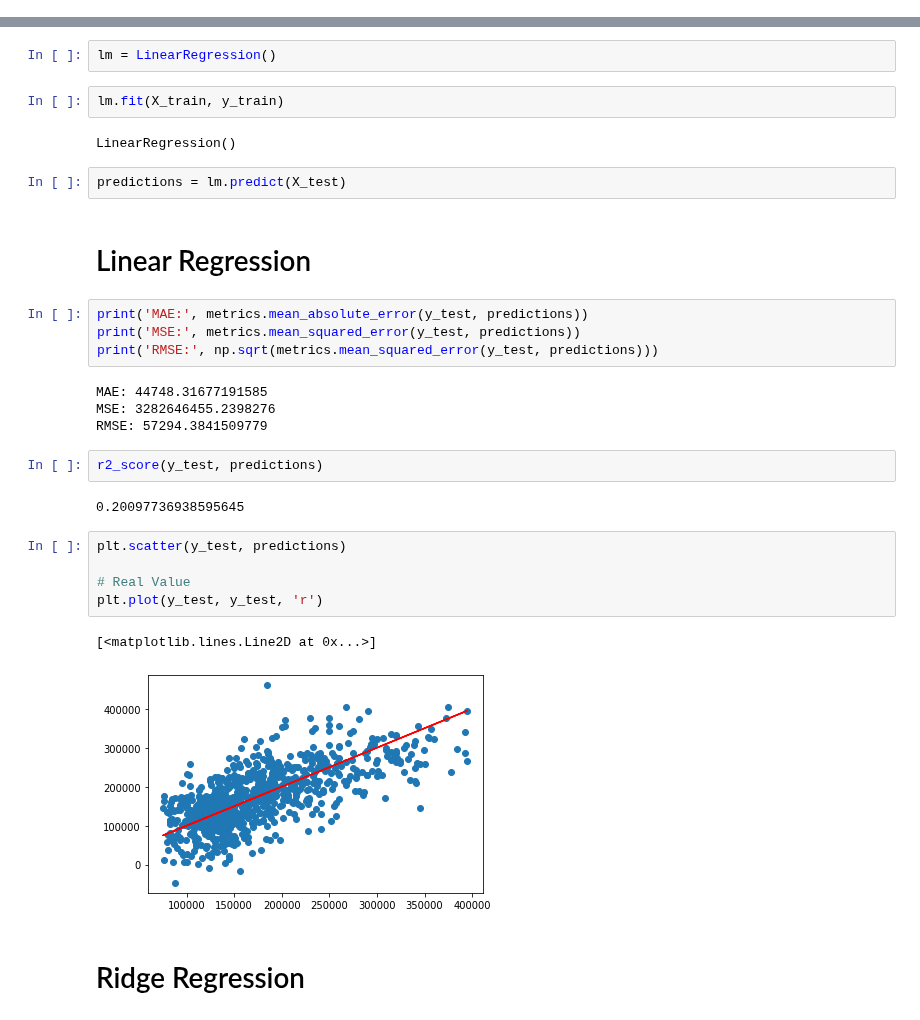
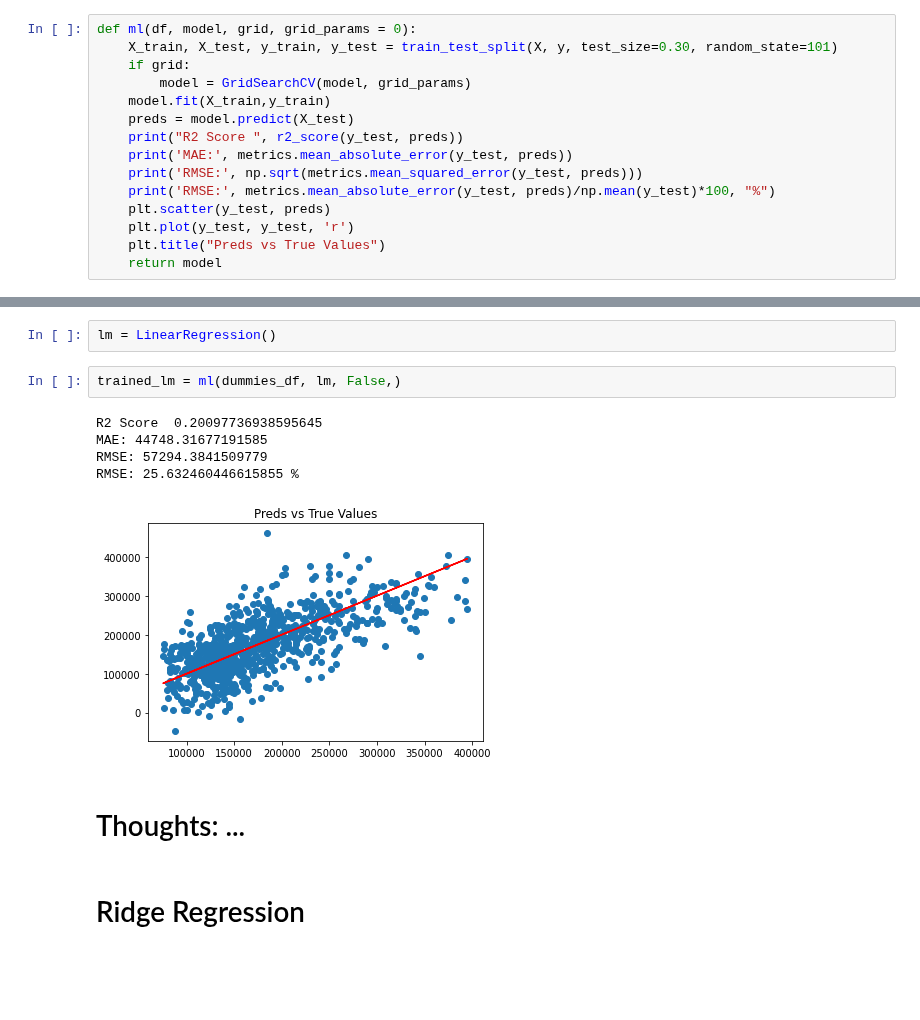
Before and after one commit to KacperChmura1/House-Price, a Jupyter notebook: ML.ipynb, the cells around one changed output, grey strips where cells are left out. Saved outputs shown, nothing was run; the diff lists cells and outputs as text; blank space fills up the shorter version.

Commit message:
Model testing function and read the data with seperation by years

```diff
--- a/ML.ipynb
+++ b/ML.ipynb
@@ -20,6 +20,21 @@ raw_df.head()
 | 4 | 20 | RL | 11160 | Pave | Reg | Lvl | AllPub | Corner | Gtl | ... |
 | 5 | 60 | RL | 13830 | Pave | IR1 | Lvl | AllPub | Inside | Gtl | ... |
 5 rows × 75 columns
+# %%
+def ml(df, model, grid, grid_params = 0):
+    X_train, X_test, y_train, y_test = train_test_split(X, y, test_size=0.30, random_state=101)
+    if grid:
+        model = GridSearchCV(model, grid_params)
+    model.fit(X_train,y_train)
+    preds = model.predict(X_test)
+    print("R2 Score ", r2_score(y_test, preds))
+    print('MAE:', metrics.mean_absolute_error(y_test, preds))
+    print('RMSE:', np.sqrt(metrics.mean_squared_error(y_test, preds)))
+    print('RMSE:', metrics.mean_absolute_error(y_test, preds)/np.mean(y_test)*100, "%")
+    plt.scatter(y_test, preds)
+    plt.plot(y_test, y_test, 'r')
+    plt.title("Preds vs True Values")
+    return model
 # %% [markdown]
 # Correlation
 # %%
@@ -179,34 +208,16 @@ X_train
 from sklearn.linear_model import LinearRegression
 # %%
 lm = LinearRegression()
-# %%
-lm.fit(X_train, y_train)
-# %% [output]
-LinearRegression()
-# %%
-predictions = lm.predict(X_test)
-# %% [markdown]
-# Linear Regression
-# %%
-print('MAE:', metrics.mean_absolute_error(y_test, predictions))
-print('MSE:', metrics.mean_squared_error(y_test, predictions))
-print('RMSE:', np.sqrt(metrics.mean_squared_error(y_test, predictions)))
-# %% [output]
-MAE: 44748.31677191585
-MSE: 3282646455.2398276
-RMSE: 57294.3841509779
-# %%
-r2_score(y_test, predictions)
-# %% [output]
-0.20097736938595645
-# %%
-plt.scatter(y_test, predictions)
-
-# Real Value
-plt.plot(y_test, y_test, 'r')
-# %% [output]
-[<matplotlib.lines.Line2D at 0x...>]
-[figure, removed]
+# %%
+trained_lm = ml(dummies_df, lm, False,)
+# %% [output]
+R2 Score  0.20097736938595645
+MAE: 44748.31677191585
+RMSE: 57294.3841509779
+RMSE: 25.632460446615855 %
+[figure, added]
+# %% [markdown]
+# Thoughts: ...
 # %% [markdown]
 # Ridge Regression
 # %%
```
Also changed, not shown: parts of 21 cells of this notebook.
